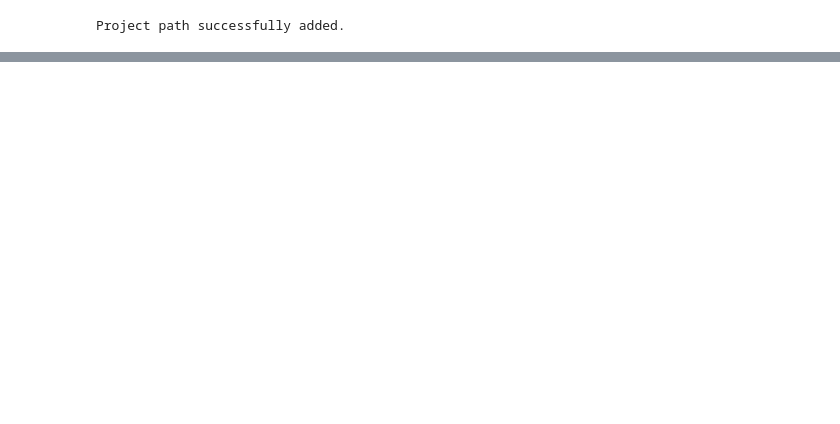
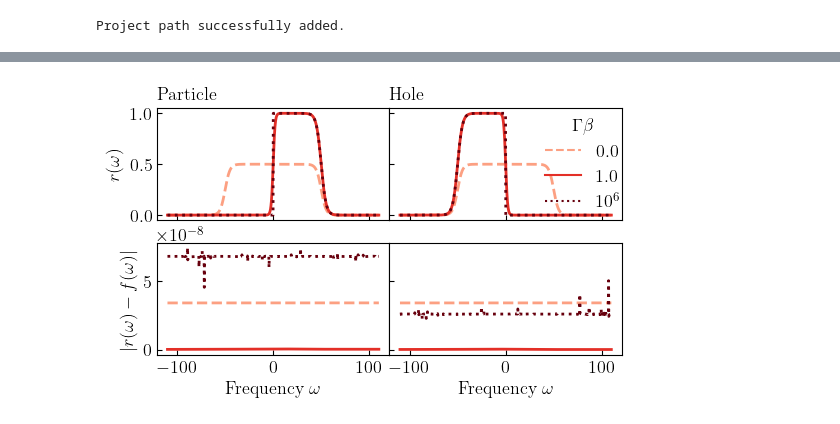
Before and after one commit to jthoenniss/RealTimeID, a Jupyter notebook: notebooks/paper.ipynb, the cells around one changed output, grey strips where cells are left out. Drawn from its saved outputs; the diff is of its cells as text; code cells hidden in the pictures; blank space fills up the shorter version.

```diff
--- a/notebooks/paper.ipynb
+++ b/notebooks/paper.ipynb
@@ -18,0 +1121,90 @@ Project path successfully added.
+# %%
+def rational_approximation(poles, residues, z):
+    return np.sum(np.array([residue/(z[:,np.newaxis] - pole) for pole, residue in zip(poles, residues)]), axis = 0).flatten()
+
+# Function to generate linestyles cycler
+def generate_linestyles_cycler(n):
+    predefined_linestyles = ['--','-', ':']
+    return cycle(predefined_linestyles[:n])
+
+linestyles = generate_linestyles_cycler(kernel_dims_ID[1])
+linecycler = cycle(linestyles)
+
+#create red colormap for beta values
+cmap_reds = plt.get_cmap("Reds")
+norm_betas = mcolors.Normalize(vmin=-1, vmax=2)
+
+
+
+#use ID_poles_particle_upper, ID_residues_particle_upper, ID_poles_hole_upper, ID_residues_hole_upper
+z = np.linspace(-110, 110, 1000)
+
+from src.spec_dens.spec_dens import spec_dens_gapless, spec_dens_semi_circle
+def compare_p(z, beta_val):
+    return cf.fermi_dirac(z, -beta_val) * spec_dens_gapless(z, cutoff_lower= -50, cutoff_upper=50, sharpness=20./50)
+    #return  cf.fermi_dirac(z, -beta_val) * (spec_dens_gapless(z, cutoff_lower= -20, cutoff_upper=-5, sharpness=2) + spec_dens_gapless(z, cutoff_lower= 5, cutoff_upper=20, sharpness=2))
+    #return cf.fermi_dirac(z, -beta_val) * abs(z) * np.exp(-abs(z) / 10)
+#plot
+#Set plot parameters
+plt.rcParams.update({"text.usetex": True, "font.family": "serif", "font.size": 13})
+fig, axs = plt.subplots(2, 2, figsize=(6, 3.2), sharey='row')
+for beta_idx, beta in enumerate([0,1,4]):
+    linestyle = next(linecycler)
+    beta_val = betas[0,0,beta]
+
+    idx = get_idx(0,0,beta)#first two indices don't matter as we analyze the "bare" (uncompressed) grid which is always the same
+    poles_p = poles_particle[idx]
+    residues_p =  residues_particle[idx]
+    poles_h = poles_hole[idx]
+    residues_h =  residues_hole[idx]
+
+    #construct rational approximation from poles and residues
+    f_p = rational_approximation(poles_p, residues_p, z)
+    f_h = rational_approximation(poles_h, residues_h, z)
+    compare_particle = compare_p(z, beta_val)
+    compare_hole = compare_p(z, -beta_val)
+
+    #plot data with different red colors for different beta values
+    axs[0,0].plot(z, np.real(f_p), linestyle = linestyle, label = r"$r^p(\omega)$", color = cmap_reds(norm_betas(beta_idx)), linewidth = 2)
+    axs[0,1].plot(z, np.real(f_h), linestyle = linestyle, label = r"$r^h(\omega)$", color = cmap_reds(norm_betas(beta_idx)), linewidth = 2)
+
+
+    axs[1,0].plot(z, abs(f_p- compare_particle), linestyle = linestyle, label = f"\beta{beta_val}", color = cmap_reds(norm_betas(beta_idx)), linewidth = 2)
+    axs[1,1].plot(z, abs(f_h- compare_hole), linestyle = linestyle, label = "hole", color = cmap_reds(norm_betas(beta_idx)), linewidth = 2)
+
+
+#add a manual legend with the lines of the main plots
+from matplotlib.lines import Line2D
+legend_elements = [Line2D([0], [0], color=cmap_reds(norm_betas(0)), linestyle='--', label=r'$0.0$'),
+                   Line2D([0], [0], color=cmap_reds(norm_betas(1)), linestyle='-', label=r'$1.0$'),
+                   Line2D([0], [0], color=cmap_reds(norm_betas(2)), linestyle=':', label=r'$10^6$')]
+
+#place the legend above the plotting area and remove the frame
+axs[0,1].legend(handles=legend_elements, loc='upper center', bbox_to_anchor=(.83, 1.05), ncol=1, frameon=False, title=r"$\Gamma \beta$")
+
+#add a title to each column woth small text size
+axs[0,0].set_title("Particle", fontsize = 13, loc='left')
+axs[0,1].set_title("Hole", fontsize= 13, loc='left')
+
+
+
+#move all ticks into plot area:
+for ax in axs.flat:
+    ax.xaxis.set_tick_params(which='both', direction='in')
+    ax.yaxis.set_tick_params(which='both', direction='in')
+
+
+axs[-1,0].set_xlabel("Frequency "+ r"$\omega$")
+axs[-1,1].set_xlabel("Frequency "+ r"$\omega$")
+axs[0,0].set_ylabel(r"$r(\omega)$")
+axs[1,0].set_ylabel(r"$|r(\omega) - f(\omega)|$")
+#turn off tick labels for first plot
+axs[0,0].set_xticklabels([])
+axs[0,1].set_xticklabels([])
+
+#move columns closer together
+fig.subplots_adjust(wspace=0.0)
+# Save the figure as a PDF
+plt.savefig('../plots/paper/rational_approx_error_flatband_error_Lambda=50.pdf', format='pdf', bbox_inches='tight')
+# %% [output]
+[figure, added]
```
Also changed, not shown: parts of 25 cells of this notebook.
